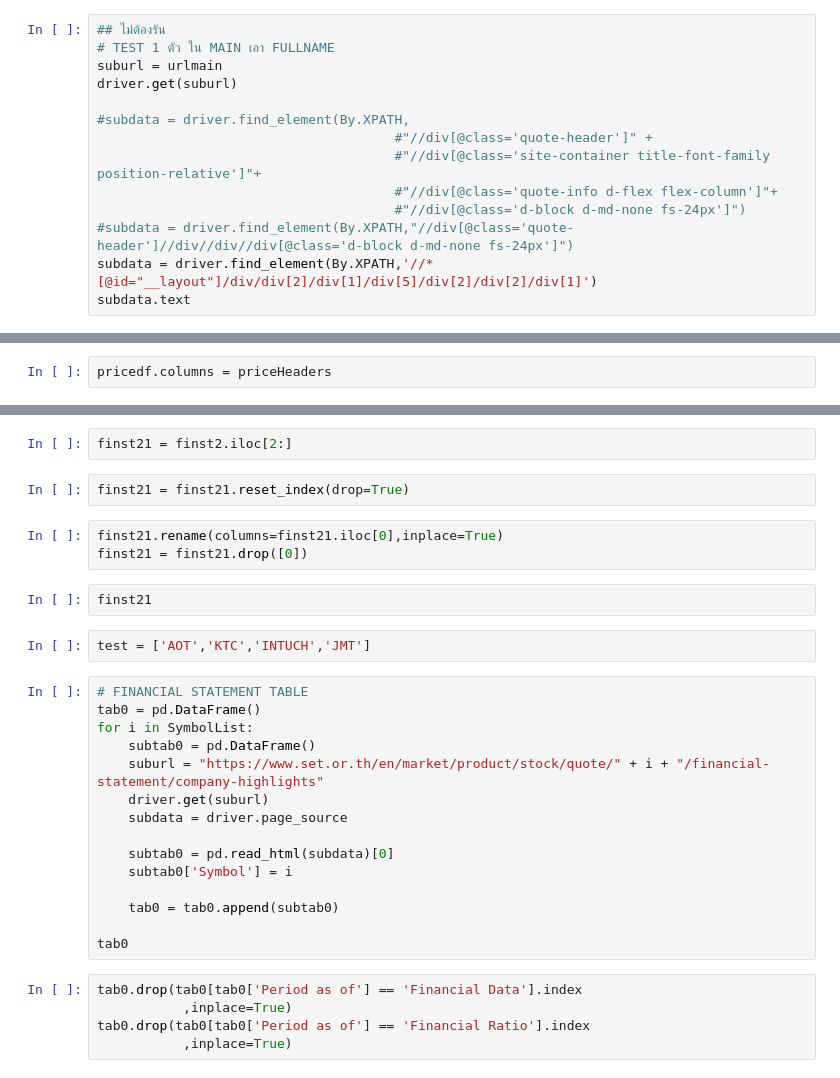
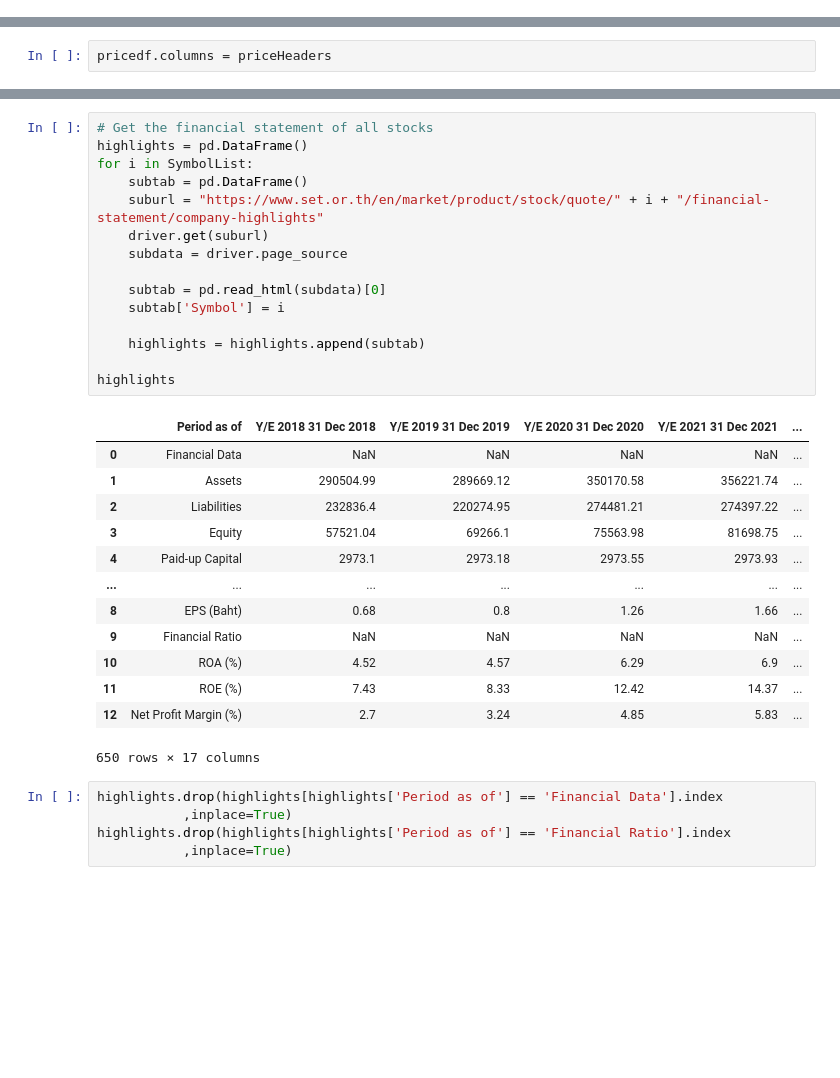
Before and after one commit to pimgcn/set50-scrape, a Jupyter notebook: set50.ipynb, the cells around one changed output, grey strips where cells are left out. Cells and saved outputs as stored; diff of their text form; blank space fills up the shorter version.

```diff
--- a/set50.ipynb
+++ b/set50.ipynb
@@ -52,15 +83 @@ urlmain = 'https://www.set.or.th/en/market/product/stock/quote/ADVANC/price'
-# %%
-## ไม่ต้องรัน
-# TEST 1 ตัว ใน MAIN เอา FULLNAME
-suburl = urlmain
-driver.get(suburl)
-
-#subdata = driver.find_element(By.XPATH,
-                                      #"//div[@class='quote-header']" +
-                                      #"//div[@class='site-container title-font-family position-relative']"+
-                                      #"//div[@class='quote-info d-flex flex-column']"+
-                                      #"//div[@class='d-block d-md-none fs-24px']")
-#subdata = driver.find_element(By.XPATH,"//div[@class='quote-header']//div//div//div[@class='d-block d-md-none fs-24px']")
-subdata = driver.find_element(By.XPATH,'//*[@id="__layout"]/div/div[2]/div[1]/div[5]/div[2]/div[2]/div[1]')
-subdata.text
 # %%
@@ -188,32 +189,35 @@ finst2.iloc[:2]
-# %%
-finst21 = finst2.iloc[2:]
-# %%
-finst21 = finst21.reset_index(drop=True)
-# %%
-finst21.rename(columns=finst21.iloc[0],inplace=True)
-finst21 = finst21.drop([0])
-# %%
-finst21
-# %%
-test = ['AOT','KTC','INTUCH','JMT']
 # %%
-# FINANCIAL STATEMENT TABLE
-tab0 = pd.DataFrame()
+# Get the financial statement of all stocks
+highlights = pd.DataFrame()
 for i in SymbolList:
-    subtab0 = pd.DataFrame()
+    subtab = pd.DataFrame()
     suburl = "https://www.set.or.th/en/market/product/stock/quote/" + i + "/financial-statement/company-highlights"
     driver.get(suburl)
     subdata = driver.page_source
 
-    subtab0 = pd.read_html(subdata)[0]
-    subtab0['Symbol'] = i
+    subtab = pd.read_html(subdata)[0]
+    subtab['Symbol'] = i
 
-    tab0 = tab0.append(subtab0)
+    highlights = highlights.append(subtab)
 
-tab0
+highlights
+# %% [output]
+|  | Period as of | Y/E 2018 31 Dec 2018 | Y/E 2019 31 Dec 2019 | Y/E 2020 31 Dec 2020 | Y/E 2021 31 Dec 2021 | ... |
+| 0 | Financial Data | NaN | NaN | NaN | NaN | ... |
+| 1 | Assets | 290504.99 | 289669.12 | 350170.58 | 356221.74 | ... |
+| 2 | Liabilities | 232836.4 | 220274.95 | 274481.21 | 274397.22 | ... |
+| 3 | Equity | 57521.04 | 69266.1 | 75563.98 | 81698.75 | ... |
+| 4 | Paid-up Capital | 2973.1 | 2973.18 | 2973.55 | 2973.93 | ... |
+| ... | ... | ... | ... | ... | ... | ... |
+| 8 | EPS (Baht) | 0.68 | 0.8 | 1.26 | 1.66 | ... |
+| 9 | Financial Ratio | NaN | NaN | NaN | NaN | ... |
+| 10 | ROA (%) | 4.52 | 4.57 | 6.29 | 6.9 | ... |
+| 11 | ROE (%) | 7.43 | 8.33 | 12.42 | 14.37 | ... |
+| 12 | Net Profit Margin (%) | 2.7 | 3.24 | 4.85 | 5.83 | ... |
+650 rows × 17 columns
 # %%
-tab0.drop(tab0[tab0['Period as of'] == 'Financial Data'].index
+highlights.drop(highlights[highlights['Period as of'] == 'Financial Data'].index
            ,inplace=True)
-tab0.drop(tab0[tab0['Period as of'] == 'Financial Ratio'].index
+highlights.drop(highlights[highlights['Period as of'] == 'Financial Ratio'].index
            ,inplace=True)
 # %%
```
Also changed, not shown: parts of 33 cells of this notebook.
